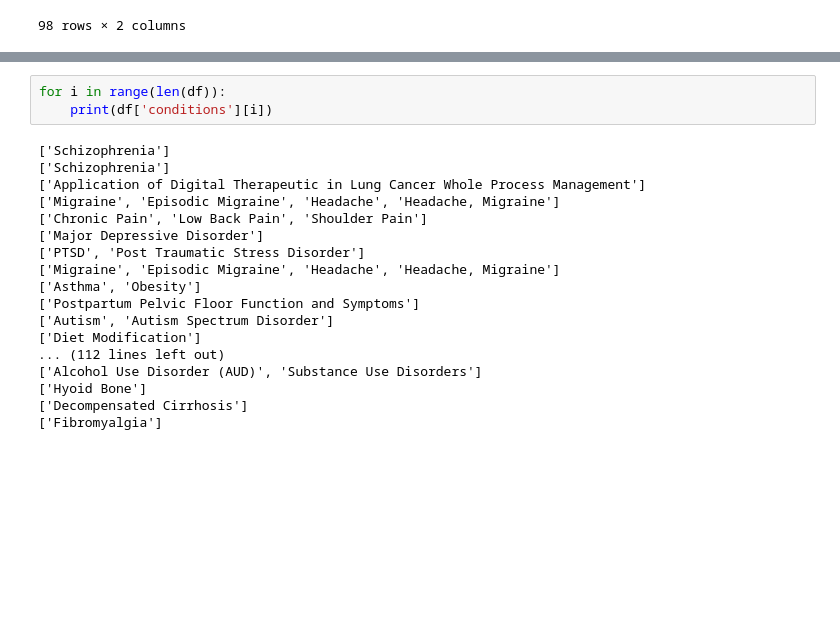
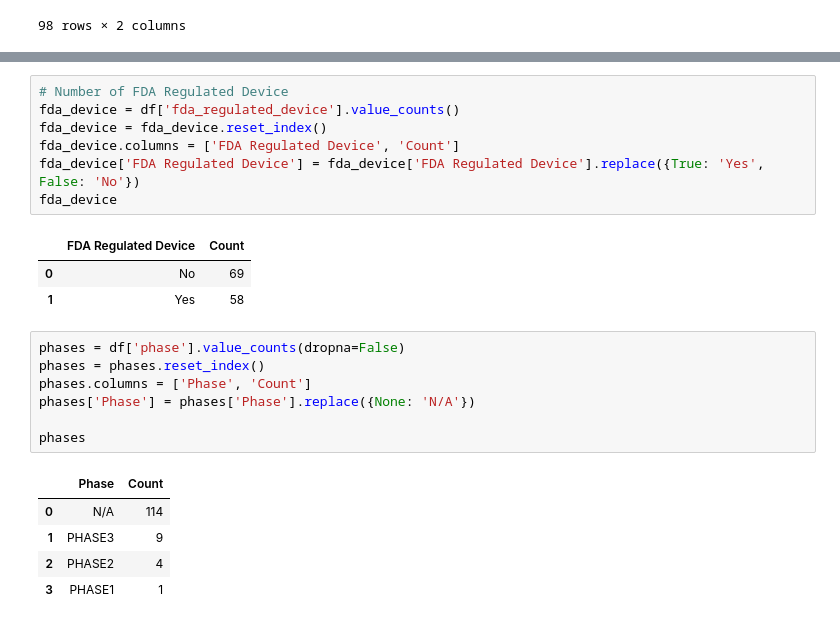
Before and after one commit to UserZetsu/dtx-analysis, a Jupyter notebook: main.ipynb, the cells around one changed output, grey strips where cells are left out. Drawn from its saved outputs; the diff is of its cells as text; blank space fills up the shorter version.

```diff
--- a/main.ipynb
+++ b/main.ipynb
@@ -110,21 +120,24 @@ df['why_stopped'].value_counts()
 # %%
-for i in range(len(df)):
-    print(df['conditions'][i])
+# Number of FDA Regulated Device
+fda_device = df['fda_regulated_device'].value_counts()
+fda_device = fda_device.reset_index()
+fda_device.columns = ['FDA Regulated Device', 'Count']
+fda_device['FDA Regulated Device'] = fda_device['FDA Regulated Device'].replace({True: 'Yes', False: 'No'})
+fda_device
 # %% [output]
-['Schizophrenia']
-['Schizophrenia']
-['Application of Digital Therapeutic in Lung Cancer Whole Process Management']
-['Migraine', 'Episodic Migraine', 'Headache', 'Headache, Migraine']
-['Chronic Pain', 'Low Back Pain', 'Shoulder Pain']
-['Major Depressive Disorder']
-['PTSD', 'Post Traumatic Stress Disorder']
-['Migraine', 'Episodic Migraine', 'Headache', 'Headache, Migraine']
-['Asthma', 'Obesity']
-['Postpartum Pelvic Floor Function and Symptoms']
-['Autism', 'Autism Spectrum Disorder']
-['Diet Modification']
-... (112 lines left out)
-['Alcohol Use Disorder (AUD)', 'Substance Use Disorders']
-['Hyoid Bone']
-['Decompensated Cirrhosis']
-['Fibromyalgia']
+|  | FDA Regulated Device | Count |
+| 0 | No | 69 |
+| 1 | Yes | 58 |
+# %%
+phases = df['phase'].value_counts(dropna=False)
+phases = phases.reset_index()
+phases.columns = ['Phase', 'Count']
+phases['Phase'] = phases['Phase'].replace({None: 'N/A'})
+
+phases
+# %% [output]
+|  | Phase | Count |
+| 0 | N/A | 114 |
+| 1 | PHASE3 | 9 |
+| 2 | PHASE2 | 4 |
+| 3 | PHASE1 | 1 |
```
Also changed, not shown: parts of 4 cells of this notebook, 1 other file.
